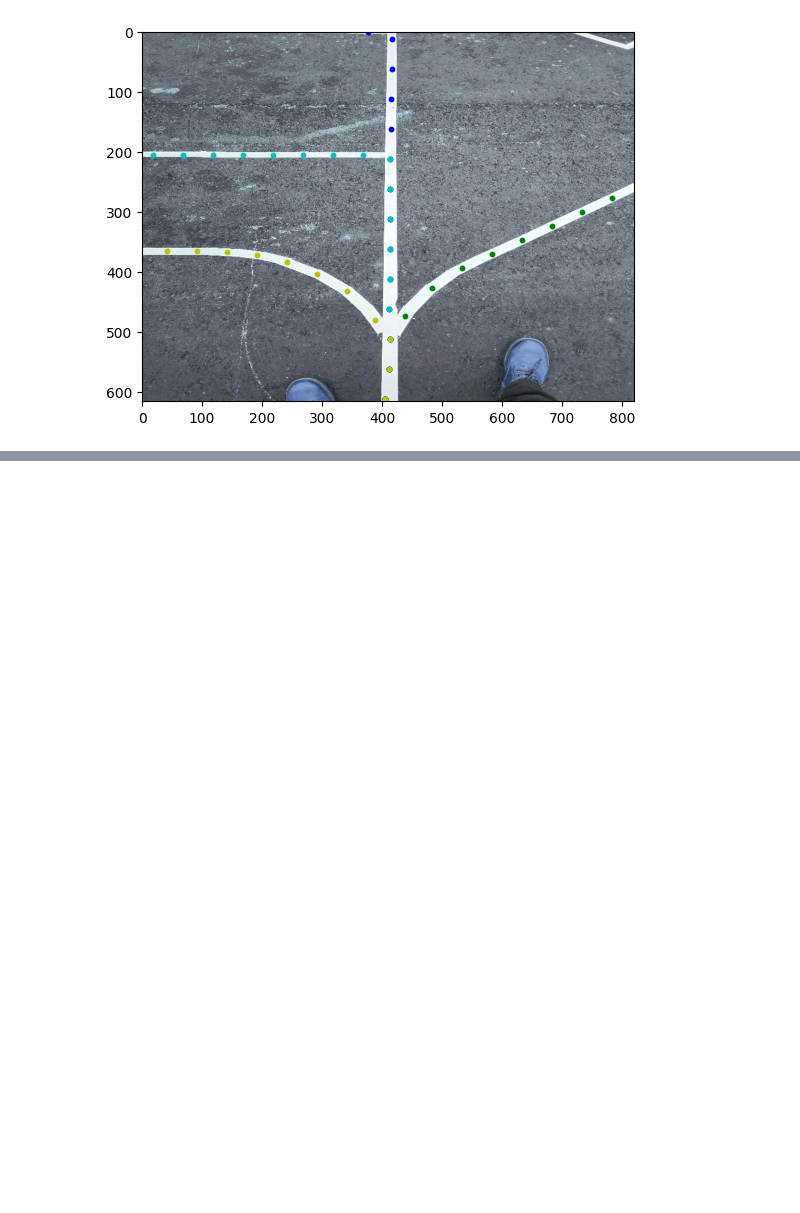
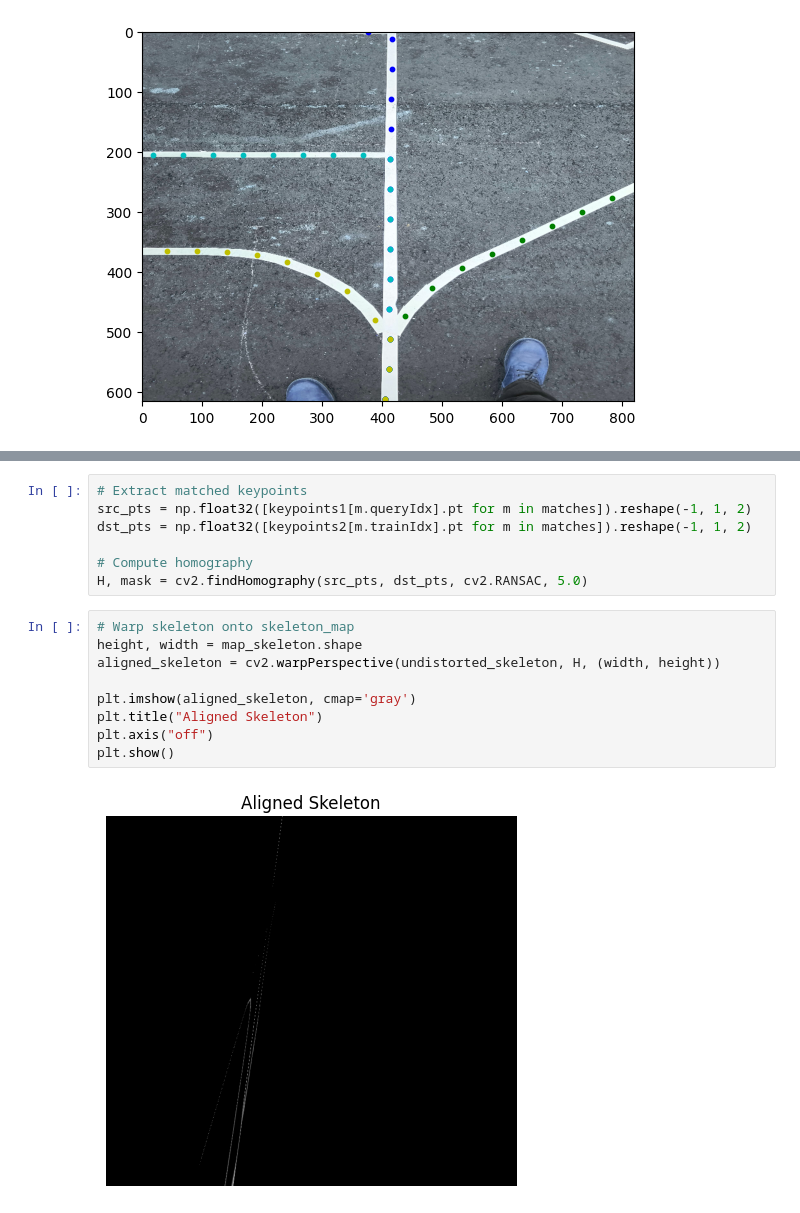
Before and after one commit to RaixSplitter/robobot, a Jupyter notebook: notebook/linedetect.ipynb, the cells around one changed output, grey strips where cells are left out. Saved outputs shown, nothing was run; the diff lists cells and outputs as text; blank space fills up the shorter version.

```diff
--- a/notebook/linedetect.ipynb
+++ b/notebook/linedetect.ipynb
@@ -203,0 +252,18 @@ plt.show()
+# %%
+# Extract matched keypoints
+src_pts = np.float32([keypoints1[m.queryIdx].pt for m in matches]).reshape(-1, 1, 2)
+dst_pts = np.float32([keypoints2[m.trainIdx].pt for m in matches]).reshape(-1, 1, 2)
+
+# Compute homography
+H, mask = cv2.findHomography(src_pts, dst_pts, cv2.RANSAC, 5.0)
+# %%
+# Warp skeleton onto skeleton_map
+height, width = map_skeleton.shape
+aligned_skeleton = cv2.warpPerspective(undistorted_skeleton, H, (width, height))
+
+plt.imshow(aligned_skeleton, cmap='gray')
+plt.title("Aligned Skeleton")
+plt.axis("off")
+plt.show()
+# %% [output]
+[figure, added]
```
Also changed, not shown: parts of 5 cells of this notebook, 2 other files.
